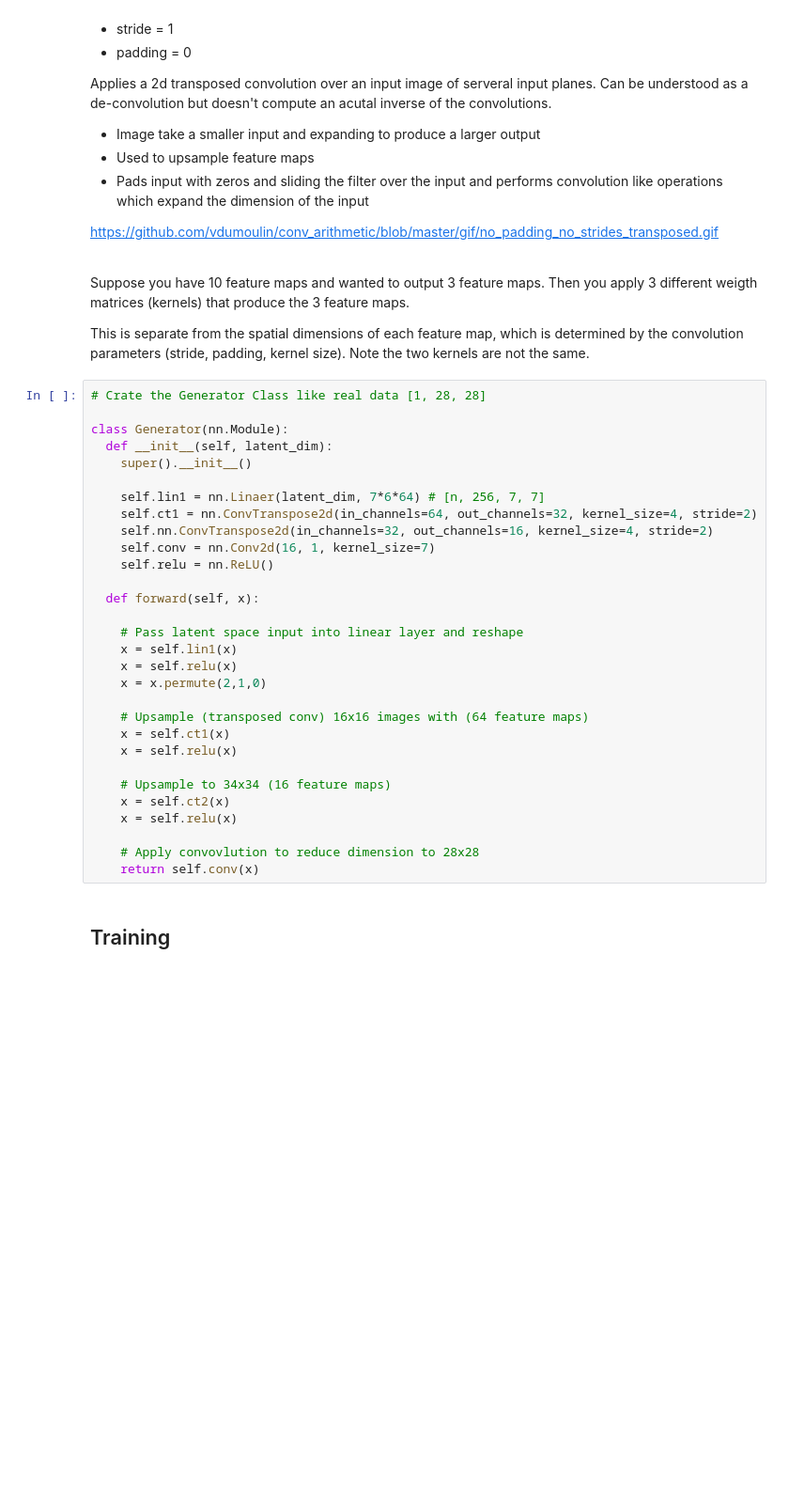
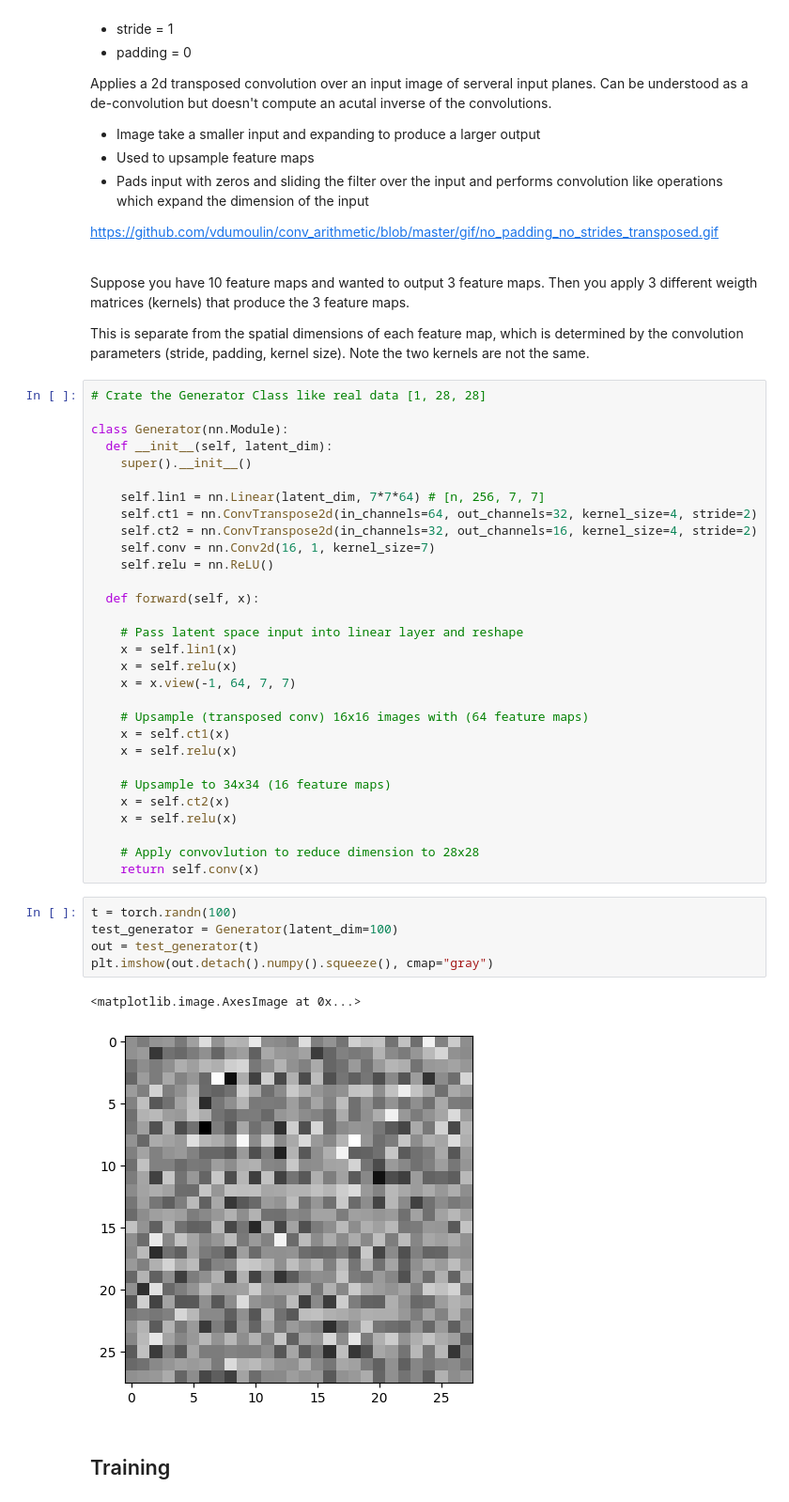
Before and after one commit to TerryTian21/PyTorch-Practice, a Jupyter notebook: Tutorials/Intro_to_GANs.ipynb, the cells around one changed output. Shown: that part at 94% size. Cells and saved outputs as stored; diff of their text form; blank space fills up the shorter version.

```diff
--- a/Tutorials/Intro_to_GANs.ipynb
+++ b/Tutorials/Intro_to_GANs.ipynb
@@ -162,9 +162,9 @@ class Generator(nn.Module):
   def __init__(self, latent_dim):
     super().__init__()
 
-    self.lin1 = nn.Linaer(latent_dim, 7*6*64) # [n, 256, 7, 7]
+    self.lin1 = nn.Linear(latent_dim, 7*7*64) # [n, 256, 7, 7]
     self.ct1 = nn.ConvTranspose2d(in_channels=64, out_channels=32, kernel_size=4, stride=2)
-    self.nn.ConvTranspose2d(in_channels=32, out_channels=16, kernel_size=4, stride=2)
+    self.ct2 = nn.ConvTranspose2d(in_channels=32, out_channels=16, kernel_size=4, stride=2)
     self.conv = nn.Conv2d(16, 1, kernel_size=7)
     self.relu = nn.ReLU()
 
@@ -173,7 +173,7 @@ class Generator(nn.Module):
     # Pass latent space input into linear layer and reshape
     x = self.lin1(x)
     x = self.relu(x)
-    x = x.permute(2,1,0)
+    x = x.view(-1, 64, 7, 7)
 
     # Upsample (transposed conv) 16x16 images with (64 feature maps)
     x = self.ct1(x)
@@ -185,5 +185,13 @@ class Generator(nn.Module):
 
     # Apply convovlution to reduce dimension to 28x28
     return self.conv(x)
+# %%
+t = torch.randn(100)
+test_generator = Generator(latent_dim=100)
+out = test_generator(t)
+plt.imshow(out.detach().numpy().squeeze(), cmap="gray")
+# %% [output]
+<matplotlib.image.AxesImage at 0x...>
+[figure, added]
 # %% [markdown]
 ## Training
```
Also changed, not shown: parts of 18 cells of this notebook.
